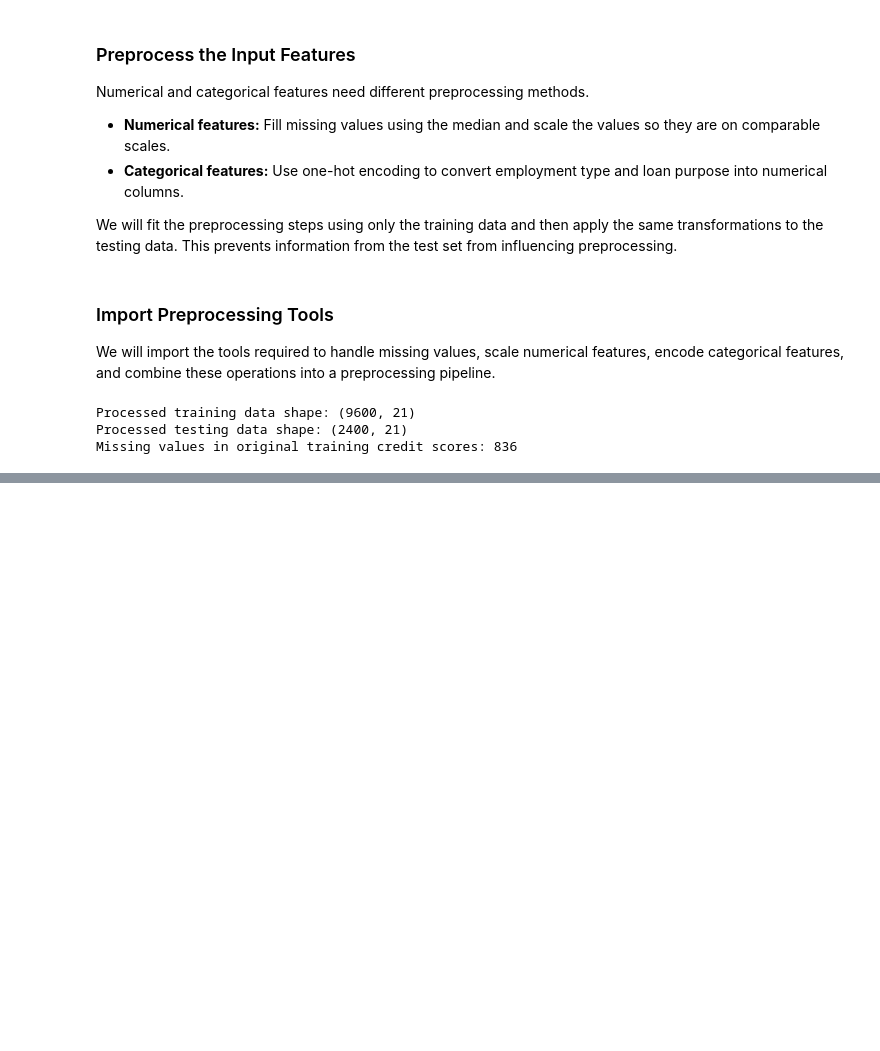
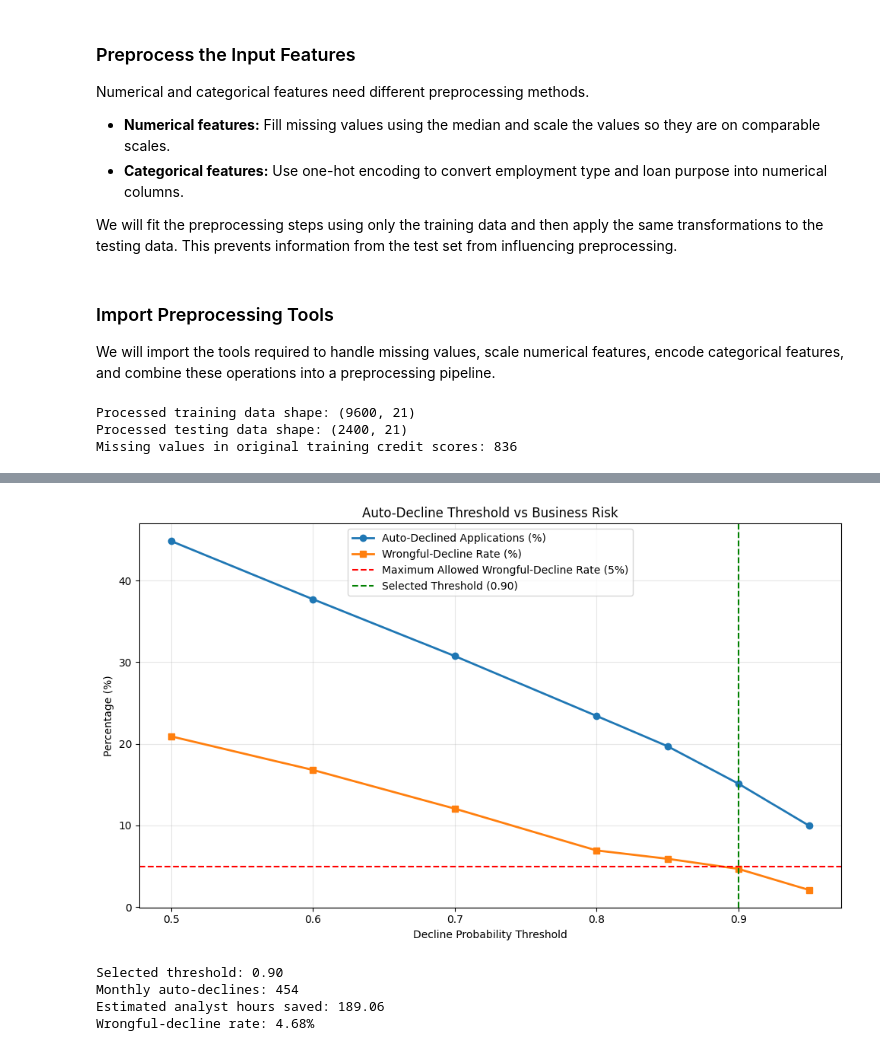
Before and after one commit to Madhukunchala99/credit-pre-screening---Bussiness_UseCase-ML, a Jupyter notebook: Main.ipynb, the cells around one changed output, grey strips where cells are left out. Saved outputs shown, nothing was run; the diff lists cells and outputs as text; code cells hidden in the pictures; blank space fills up the shorter version.

```diff
--- a/Main.ipynb
+++ b/Main.ipynb
@@ -1090,0 +1494,75 @@ Missing values in original training credit scores: 836
+# %%
+import matplotlib.pyplot as plt
+
+plt.figure(figsize=(10, 6))
+
+plt.plot(
+    threshold_df["Threshold"],
+    threshold_df["Auto_Declined_%"],
+    marker="o",
+    linewidth=2,
+    label="Auto-Declined Applications (%)"
+)
+
+plt.plot(
+    threshold_df["Threshold"],
+    threshold_df["Wrongly_Declined_%"],
+    marker="s",
+    linewidth=2,
+    label="Wrongful-Decline Rate (%)"
+)
+
+plt.axhline(
+    y=5,
+    color="red",
+    linestyle="--",
+    label="Maximum Allowed Wrongful-Decline Rate (5%)"
+)
+
+plt.axvline(
+    x=0.90,
+    color="green",
+    linestyle="--",
+    label="Selected Threshold (0.90)"
+)
+
+plt.xlabel("Decline Probability Threshold")
+plt.ylabel("Percentage (%)")
+plt.title("Auto-Decline Threshold vs Business Risk")
+plt.legend()
+plt.grid(alpha=0.3)
+plt.tight_layout()
+plt.show()
+# %% [output]
+[figure, added]
+# %%
+selected_threshold = 0.90
+
+selected_row = threshold_df.loc[
+    threshold_df["Threshold"] == selected_threshold
+].iloc[0]
+
+monthly_applications = 3000
+minutes_per_review = 25
+
+monthly_auto_declines = (
+    monthly_applications
+    * selected_row["Auto_Declined_%"] / 100
+)
+
+hours_saved = (
+    monthly_auto_declines * minutes_per_review / 60
+)
+
+print(f"Selected threshold: {selected_threshold:.2f}")
+print(f"Monthly auto-declines: {monthly_auto_declines:.0f}")
+print(f"Estimated analyst hours saved: {hours_saved:.2f}")
+print(
+    f"Wrongful-decline rate: "
+    f"{selected_row['Wrongly_Declined_%']:.2f}%"
+)
+# %% [output]
+Selected threshold: 0.90
+Monthly auto-declines: 454
+Estimated analyst hours saved: 189.06
+Wrongful-decline rate: 4.68%
```
Also changed, not shown: parts of 113 cells of this notebook, 3 other files.
